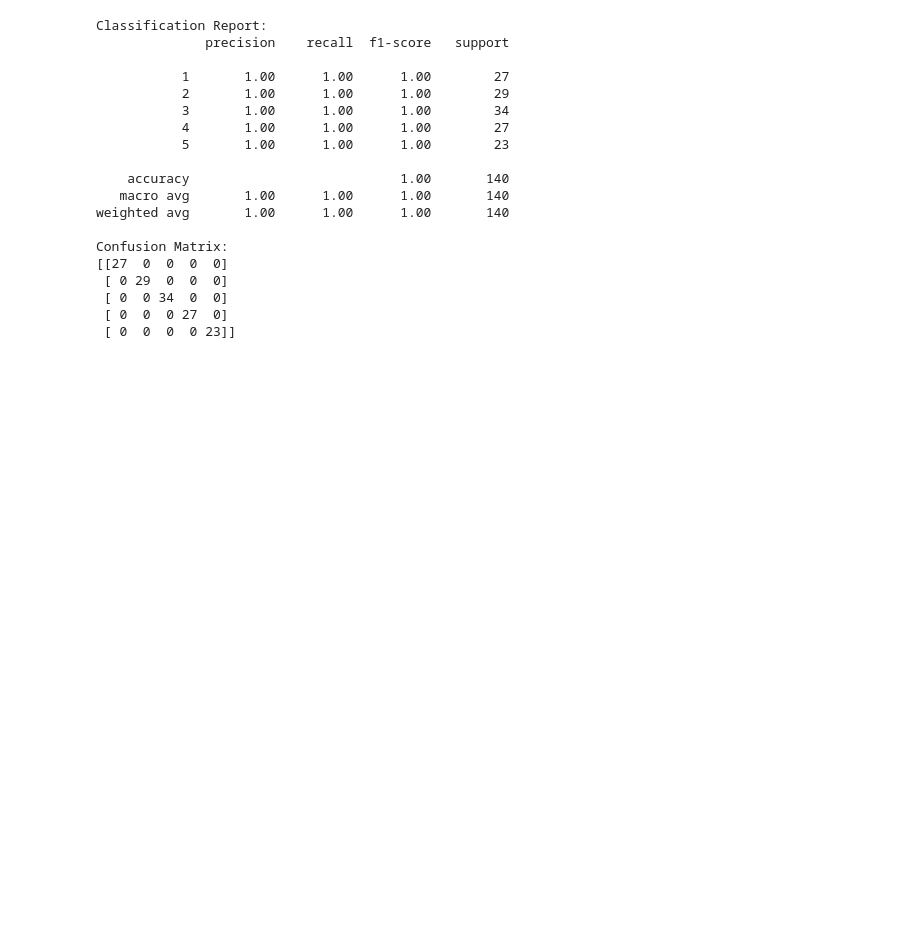
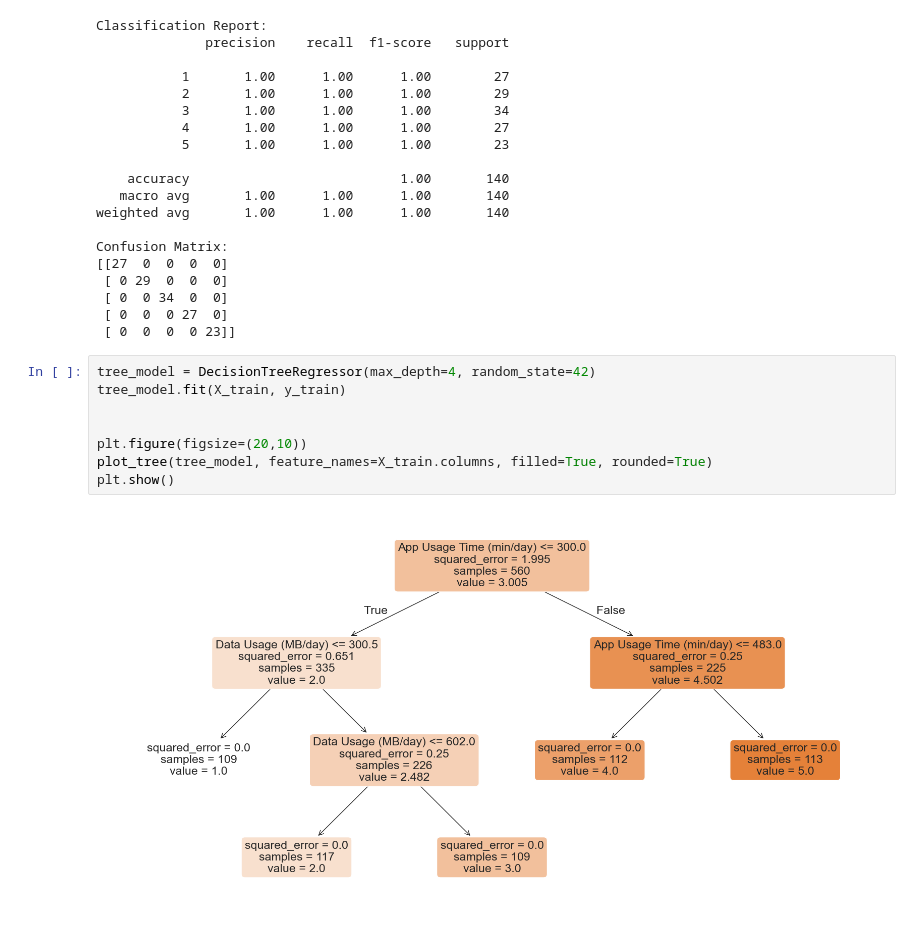
Before and after one commit to Zebbeh/DSS, a Jupyter notebook: notebooks/data_exploration.ipynb, the cells around one changed output. Drawn from its saved outputs; the diff is of its cells as text; blank space fills up the shorter version.

```diff
--- a/notebooks/data_exploration.ipynb
+++ b/notebooks/data_exploration.ipynb
@@ -185,3 +175,13 @@ Confusion Matrix:
  [ 0  0 34  0  0]
  [ 0  0  0 27  0]
  [ 0  0  0  0 23]]
+# %%
+tree_model = DecisionTreeRegressor(max_depth=4, random_state=42)
+tree_model.fit(X_train, y_train)
+
+
+plt.figure(figsize=(20,10))
+plot_tree(tree_model, feature_names=X_train.columns, filled=True, rounded=True)
+plt.show()
+# %% [output]
+[figure, added]
```
Also changed, not shown: parts of 4 cells of this notebook, 2 other files.
